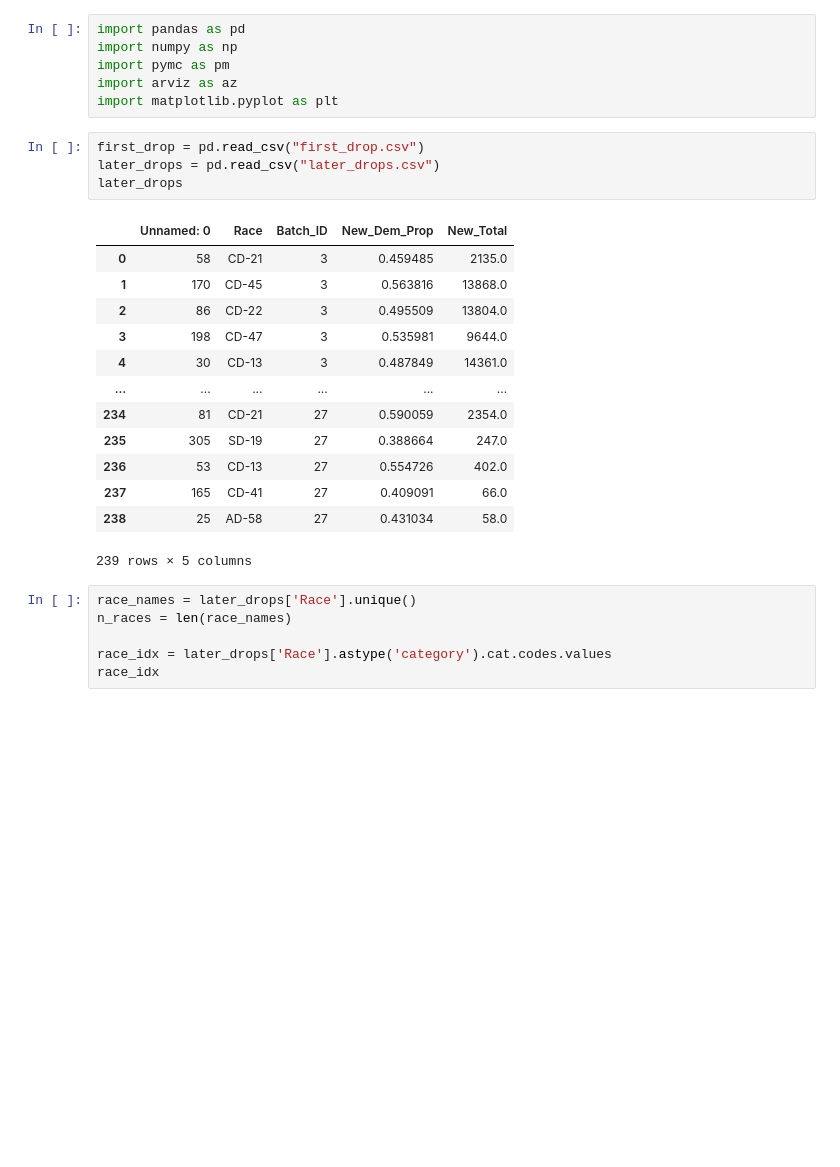
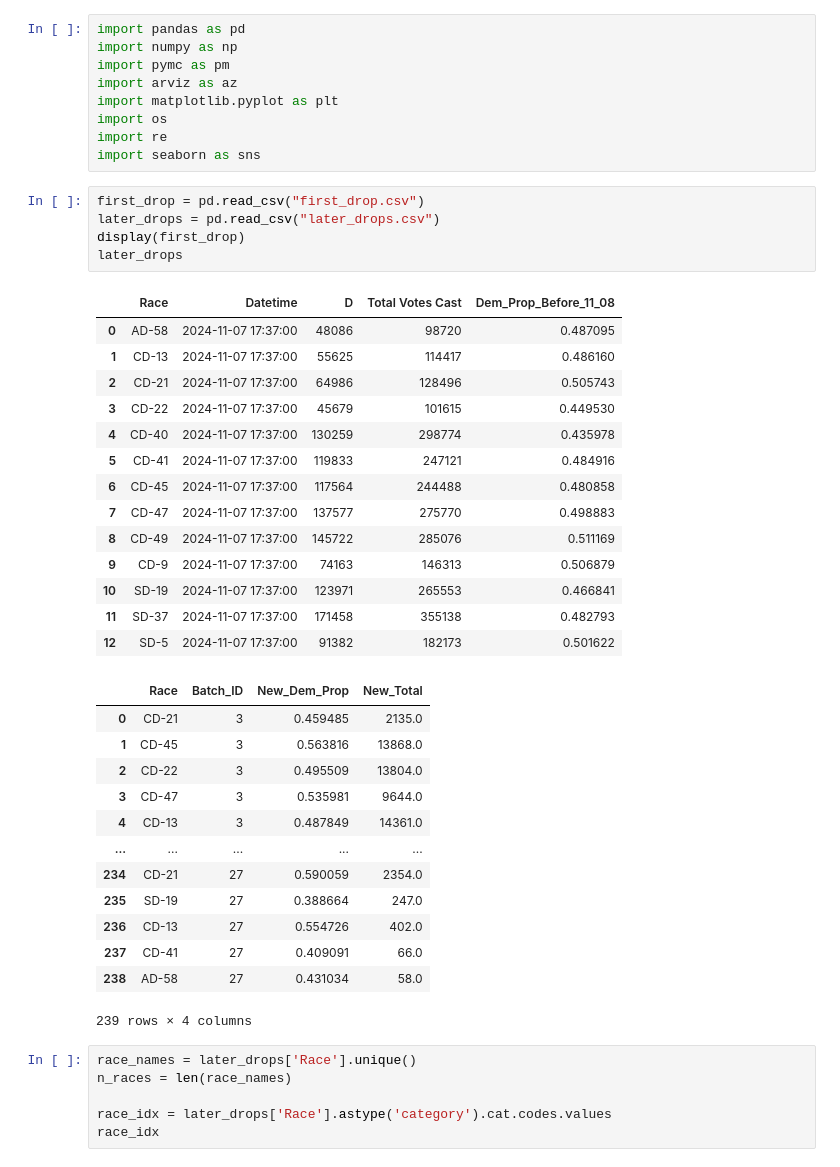
Before and after one commit to rickyrojas311/realtimeElectionForecasting, a Jupyter notebook: model_v1/model_v1.ipynb, the cells around one changed output. Cells and saved outputs as stored; diff of their text form; blank space fills up the shorter version.

```diff
--- a/model_v1/model_v1.ipynb
+++ b/model_v1/model_v1.ipynb
@@ -4,24 +4,42 @@ import numpy as np
 import pymc as pm
 import arviz as az
 import matplotlib.pyplot as plt
+import os
+import re
+import seaborn as sns
 # %%
 first_drop = pd.read_csv("first_drop.csv")
 later_drops = pd.read_csv("later_drops.csv")
+display(first_drop)
 later_drops
 # %% [output]
-|  | Unnamed: 0 | Race | Batch_ID | New_Dem_Prop | New_Total |
-| 0 | 58 | CD-21 | 3 | 0.459485 | 2135.0 |
-| 1 | 170 | CD-45 | 3 | 0.563816 | 13868.0 |
-| 2 | 86 | CD-22 | 3 | 0.495509 | 13804.0 |
-| 3 | 198 | CD-47 | 3 | 0.535981 | 9644.0 |
-| 4 | 30 | CD-13 | 3 | 0.487849 | 14361.0 |
-| ... | ... | ... | ... | ... | ... |
-| 234 | 81 | CD-21 | 27 | 0.590059 | 2354.0 |
-| 235 | 305 | SD-19 | 27 | 0.388664 | 247.0 |
-| 236 | 53 | CD-13 | 27 | 0.554726 | 402.0 |
-| 237 | 165 | CD-41 | 27 | 0.409091 | 66.0 |
-| 238 | 25 | AD-58 | 27 | 0.431034 | 58.0 |
+|  | Race | Datetime | D | Total Votes Cast | Dem_Prop_Before_11_08 |
+| 0 | AD-58 | 2024-11-07 17:37:00 | 48086 | 98720 | 0.487095 |
+| 1 | CD-13 | 2024-11-07 17:37:00 | 55625 | 114417 | 0.486160 |
+| 2 | CD-21 | 2024-11-07 17:37:00 | 64986 | 128496 | 0.505743 |
+| 3 | CD-22 | 2024-11-07 17:37:00 | 45679 | 101615 | 0.449530 |
+| 4 | CD-40 | 2024-11-07 17:37:00 | 130259 | 298774 | 0.435978 |
+| 5 | CD-41 | 2024-11-07 17:37:00 | 119833 | 247121 | 0.484916 |
+| 6 | CD-45 | 2024-11-07 17:37:00 | 117564 | 244488 | 0.480858 |
+| 7 | CD-47 | 2024-11-07 17:37:00 | 137577 | 275770 | 0.498883 |
+| 8 | CD-49 | 2024-11-07 17:37:00 | 145722 | 285076 | 0.511169 |
+| 9 | CD-9 | 2024-11-07 17:37:00 | 74163 | 146313 | 0.506879 |
+| 10 | SD-19 | 2024-11-07 17:37:00 | 123971 | 265553 | 0.466841 |
+| 11 | SD-37 | 2024-11-07 17:37:00 | 171458 | 355138 | 0.482793 |
+| 12 | SD-5 | 2024-11-07 17:37:00 | 91382 | 182173 | 0.501622 |
+|  | Race | Batch_ID | New_Dem_Prop | New_Total |
+| 0 | CD-21 | 3 | 0.459485 | 2135.0 |
+| 1 | CD-45 | 3 | 0.563816 | 13868.0 |
+| 2 | CD-22 | 3 | 0.495509 | 13804.0 |
+| 3 | CD-47 | 3 | 0.535981 | 9644.0 |
+| 4 | CD-13 | 3 | 0.487849 | 14361.0 |
+| ... | ... | ... | ... | ... |
+| 234 | CD-21 | 27 | 0.590059 | 2354.0 |
+| 235 | SD-19 | 27 | 0.388664 | 247.0 |
+| 236 | CD-13 | 27 | 0.554726 | 402.0 |
+| 237 | CD-41 | 27 | 0.409091 | 66.0 |
+| 238 | AD-58 | 27 | 0.431034 | 58.0 |
-239 rows × 5 columns
+239 rows × 4 columns
 # %%
 race_names = later_drops['Race'].unique()
 n_races = len(race_names)
```
Also changed, not shown: parts of 14 cells of this notebook, 5 other files.
